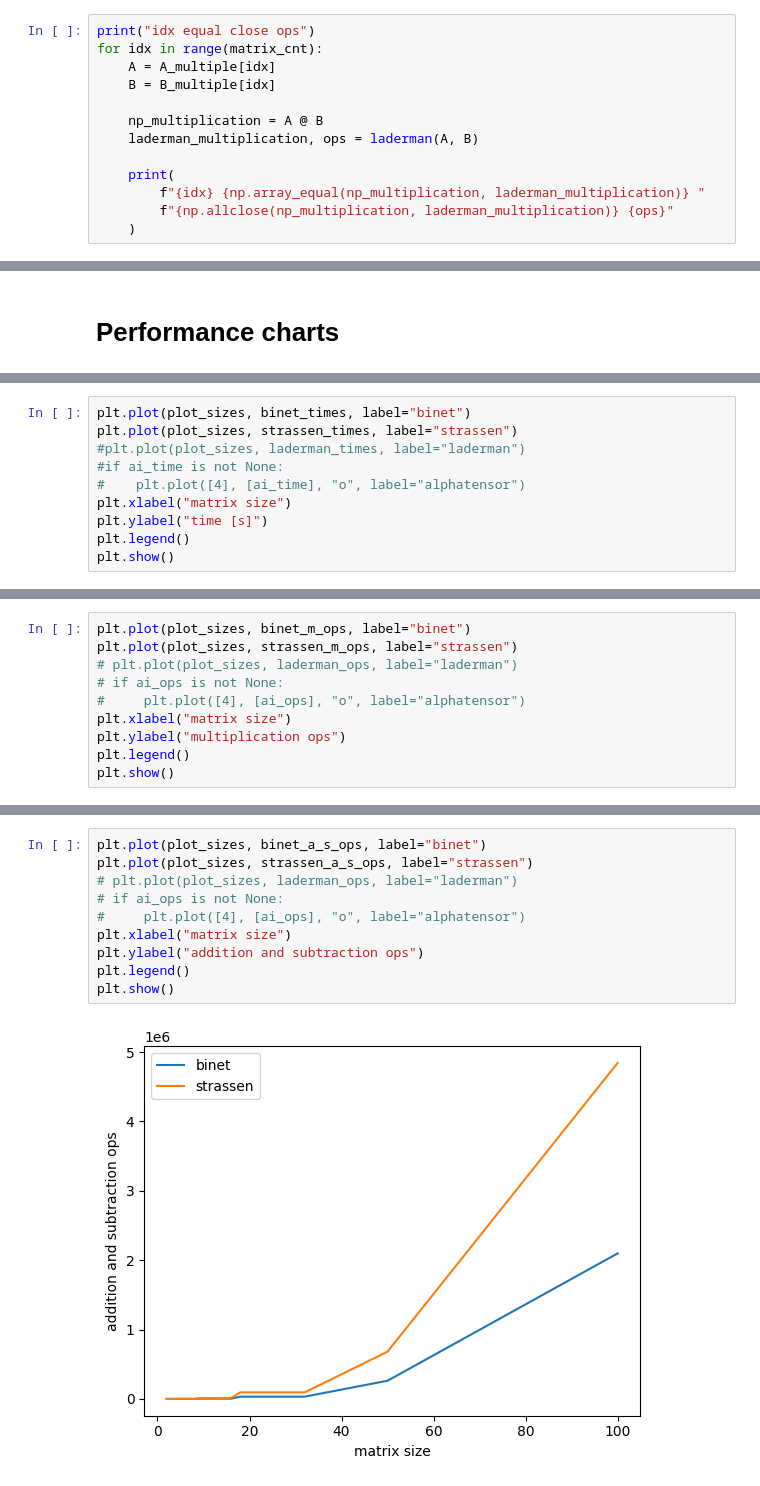
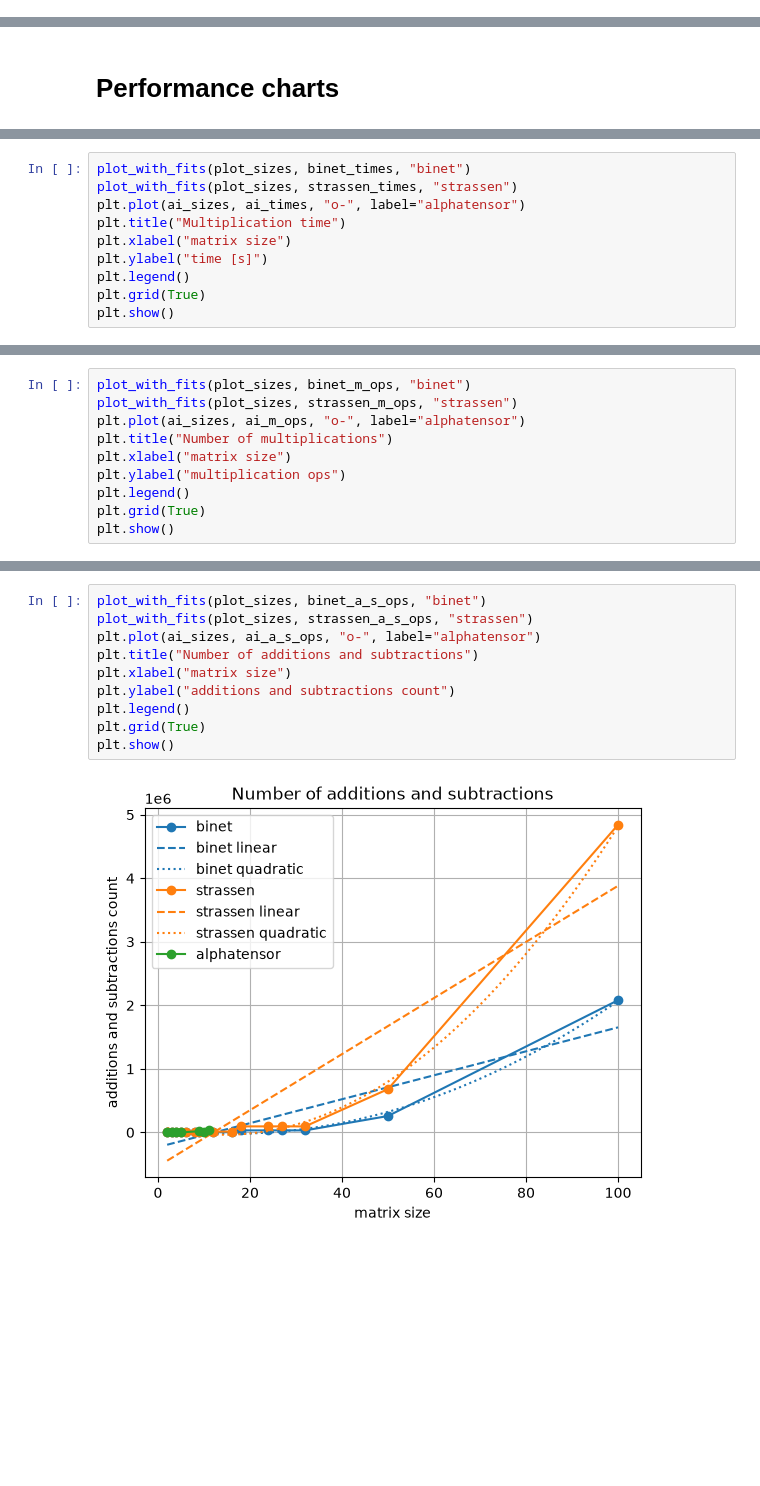
Before and after one commit to WerminskiGabriel/AGH-MatrixAlgo, a Jupyter notebook: lab1/lab1.ipynb, the cells around one changed output, grey strips where cells are left out. Drawn from its saved outputs; the diff is of its cells as text; blank space fills up the shorter version.

```diff
--- a/lab1/lab1.ipynb
+++ b/lab1/lab1.ipynb
@@ -290,13 +188,0 @@ def laderman(A, B):
-# %%
-print("idx equal close ops")
-for idx in range(matrix_cnt):
-    A = A_multiple[idx]
-    B = B_multiple[idx]
-
-    np_multiplication = A @ B
-    laderman_multiplication, ops = laderman(A, B)
-
-    print(
-        f"{idx} {np.array_equal(np_multiplication, laderman_multiplication)} "
-        f"{np.allclose(np_multiplication, laderman_multiplication)} {ops}"
-    )
@@ -455,11 +337,11 @@ done timing
 # %%
-plt.plot(plot_sizes, binet_times, label="binet")
-plt.plot(plot_sizes, strassen_times, label="strassen")
-#plt.plot(plot_sizes, laderman_times, label="laderman")
-#if ai_time is not None:
-#    plt.plot([4], [ai_time], "o", label="alphatensor")
+plot_with_fits(plot_sizes, binet_times, "binet")
+plot_with_fits(plot_sizes, strassen_times, "strassen")
+plt.plot(ai_sizes, ai_times, "o-", label="alphatensor")
+plt.title("Multiplication time")
 plt.xlabel("matrix size")
 plt.ylabel("time [s]")
 plt.legend()
+plt.grid(True)
 plt.show()
 # %% [output]
@@ -467,11 +349,11 @@ plt.show()
 # %%
-plt.plot(plot_sizes, binet_m_ops, label="binet")
-plt.plot(plot_sizes, strassen_m_ops, label="strassen")
-# plt.plot(plot_sizes, laderman_ops, label="laderman")
-# if ai_ops is not None:
-#     plt.plot([4], [ai_ops], "o", label="alphatensor")
+plot_with_fits(plot_sizes, binet_m_ops, "binet")
+plot_with_fits(plot_sizes, strassen_m_ops, "strassen")
+plt.plot(ai_sizes, ai_m_ops, "o-", label="alphatensor")
+plt.title("Number of multiplications")
 plt.xlabel("matrix size")
 plt.ylabel("multiplication ops")
 plt.legend()
+plt.grid(True)
 plt.show()
 # %% [output]
@@ -479,12 +361,12 @@ plt.show()
 # %%
-plt.plot(plot_sizes, binet_a_s_ops, label="binet")
-plt.plot(plot_sizes, strassen_a_s_ops, label="strassen")
-# plt.plot(plot_sizes, laderman_ops, label="laderman")
-# if ai_ops is not None:
-#     plt.plot([4], [ai_ops], "o", label="alphatensor")
+plot_with_fits(plot_sizes, binet_a_s_ops, "binet")
+plot_with_fits(plot_sizes, strassen_a_s_ops, "strassen")
+plt.plot(ai_sizes, ai_a_s_ops, "o-", label="alphatensor")
+plt.title("Number of additions and subtractions")
 plt.xlabel("matrix size")
-plt.ylabel("addition and subtraction ops")
+plt.ylabel("additions and subtractions count")
 plt.legend()
+plt.grid(True)
 plt.show()
 # %% [output]
-[figure, old version]
+[figure, new version]
```
Also changed, not shown: parts of 11 cells of this notebook, 6 other files.
